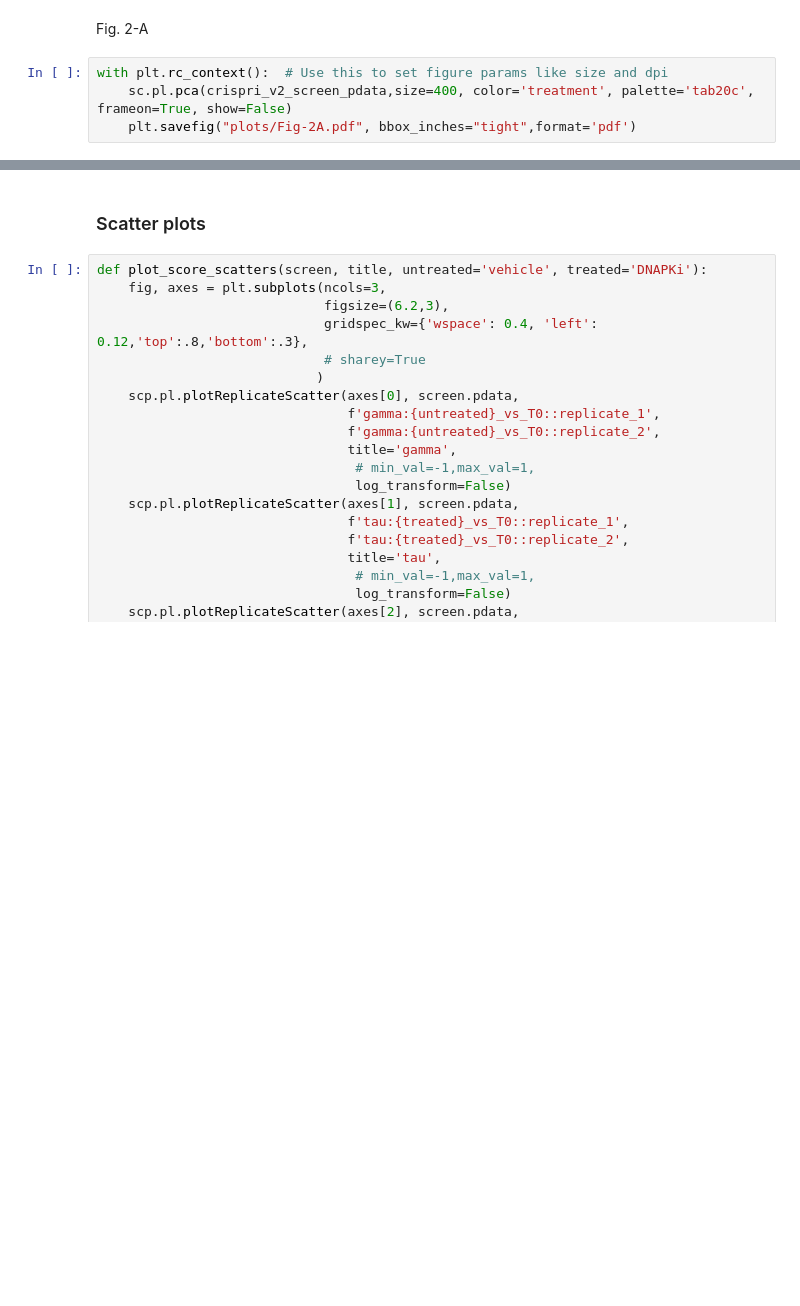
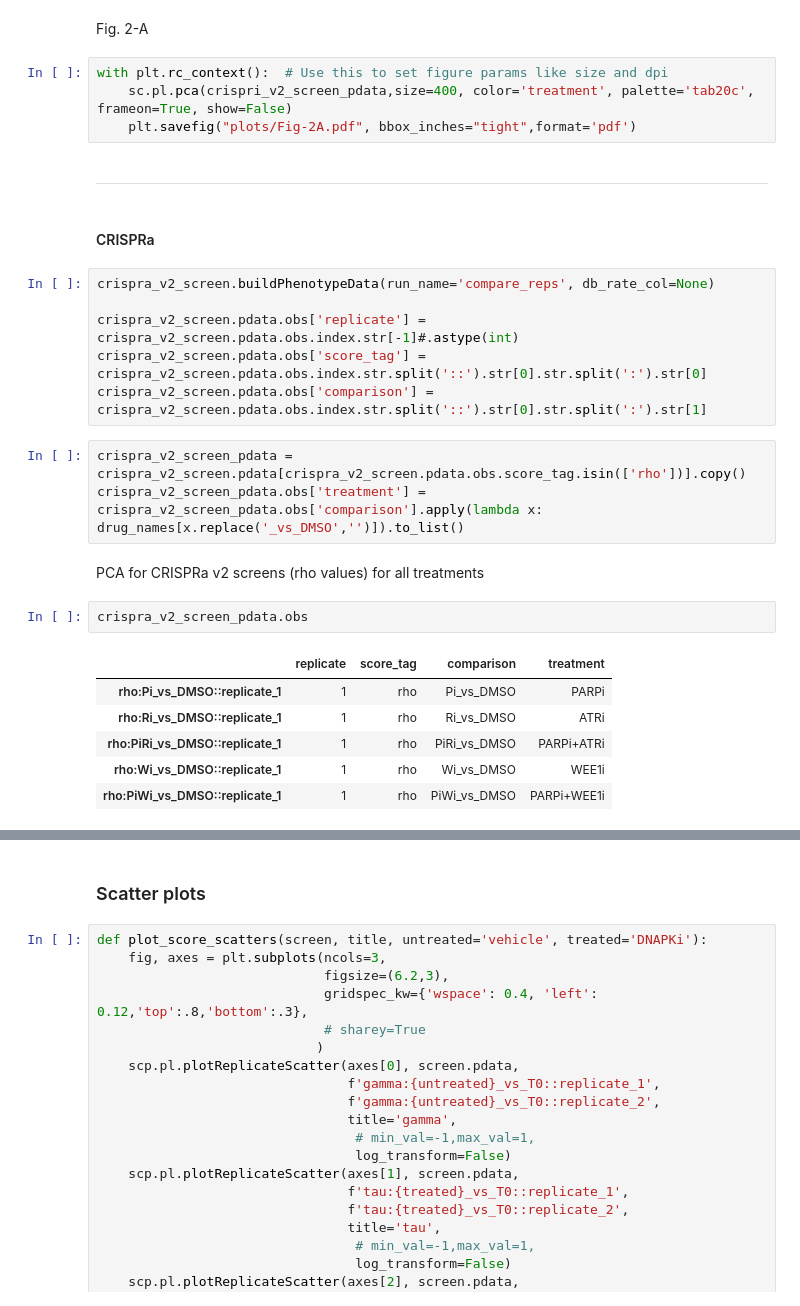
Before and after one commit to abearab/DDRi-screens, a Jupyter notebook: 1-evaluate-DDRi-v2-screens.ipynb, the cells around one changed output, grey strips where cells are left out. Cells and saved outputs as stored; diff of their text form; blank space fills up the shorter version.

```diff
--- a/1-evaluate-DDRi-v2-screens.ipynb
+++ b/1-evaluate-DDRi-v2-screens.ipynb
@@ -278,3 +275,27 @@ Fig. 2-A
 with plt.rc_context():  # Use this to set figure params like size and dpi
     sc.pl.pca(crispri_v2_screen_pdata,size=400, color='treatment', palette='tab20c', frameon=True, show=False)
     plt.savefig("plots/Fig-2A.pdf", bbox_inches="tight",format='pdf')
+# %% [markdown]
+___
+# %% [markdown]
+#### CRISPRa
+# %%
+crispra_v2_screen.buildPhenotypeData(run_name='compare_reps', db_rate_col=None)
+
+crispra_v2_screen.pdata.obs['replicate'] = crispra_v2_screen.pdata.obs.index.str[-1]#.astype(int)
+crispra_v2_screen.pdata.obs['score_tag'] = crispra_v2_screen.pdata.obs.index.str.split('::').str[0].str.split(':').str[0]
+crispra_v2_screen.pdata.obs['comparison'] = crispra_v2_screen.pdata.obs.index.str.split('::').str[0].str.split(':').str[1]
+# %%
+crispra_v2_screen_pdata = crispra_v2_screen.pdata[crispra_v2_screen.pdata.obs.score_tag.isin(['rho'])].copy()
+crispra_v2_screen_pdata.obs['treatment'] = crispra_v2_screen_pdata.obs['comparison'].apply(lambda x: drug_names[x.replace('_vs_DMSO','')]).to_list()
+# %% [markdown]
+PCA for CRISPRa v2 screens (rho values) for all treatments
+# %%
+crispra_v2_screen_pdata.obs
+# %% [output]
+|  | replicate | score_tag | comparison | treatment |
+| rho:Pi_vs_DMSO::replicate_1 | 1 | rho | Pi_vs_DMSO | PARPi |
+| rho:Ri_vs_DMSO::replicate_1 | 1 | rho | Ri_vs_DMSO | ATRi |
+| rho:PiRi_vs_DMSO::replicate_1 | 1 | rho | PiRi_vs_DMSO | PARPi+ATRi |
+| rho:Wi_vs_DMSO::replicate_1 | 1 | rho | Wi_vs_DMSO | WEE1i |
+| rho:PiWi_vs_DMSO::replicate_1 | 1 | rho | PiWi_vs_DMSO | PARPi+WEE1i |
```
Also changed, not shown: parts of 18 cells of this notebook, 3 other files.
